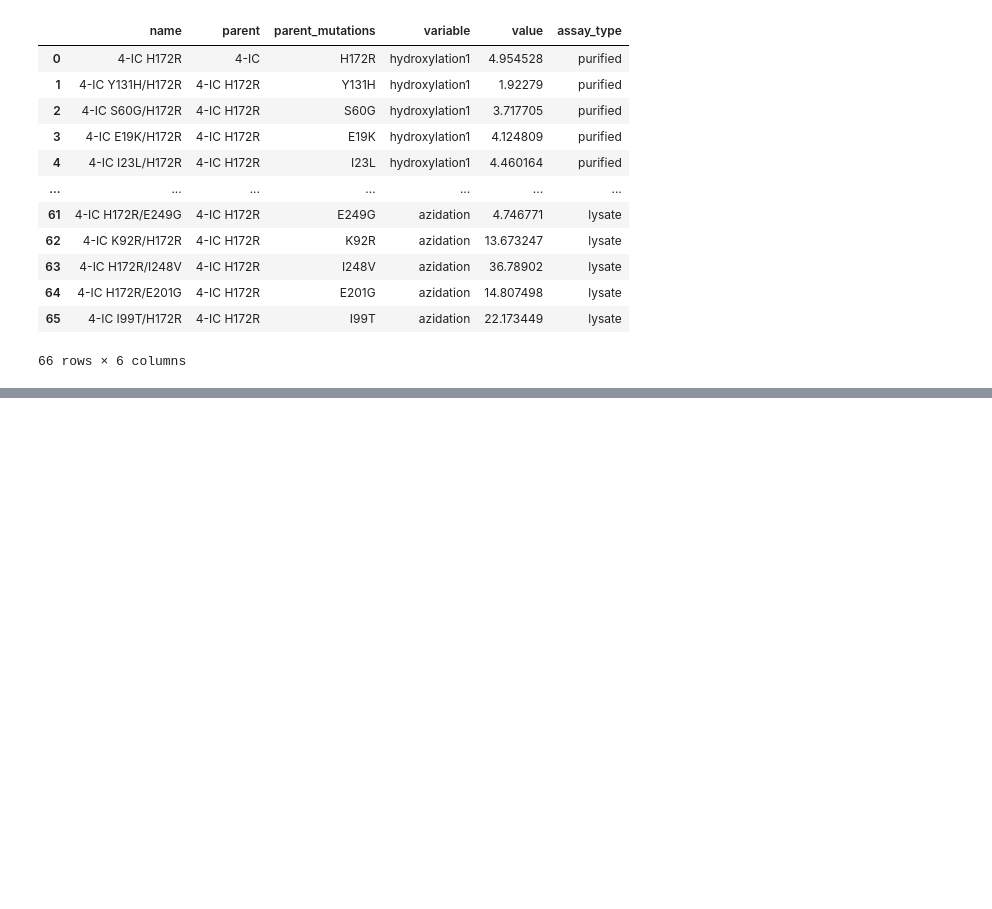
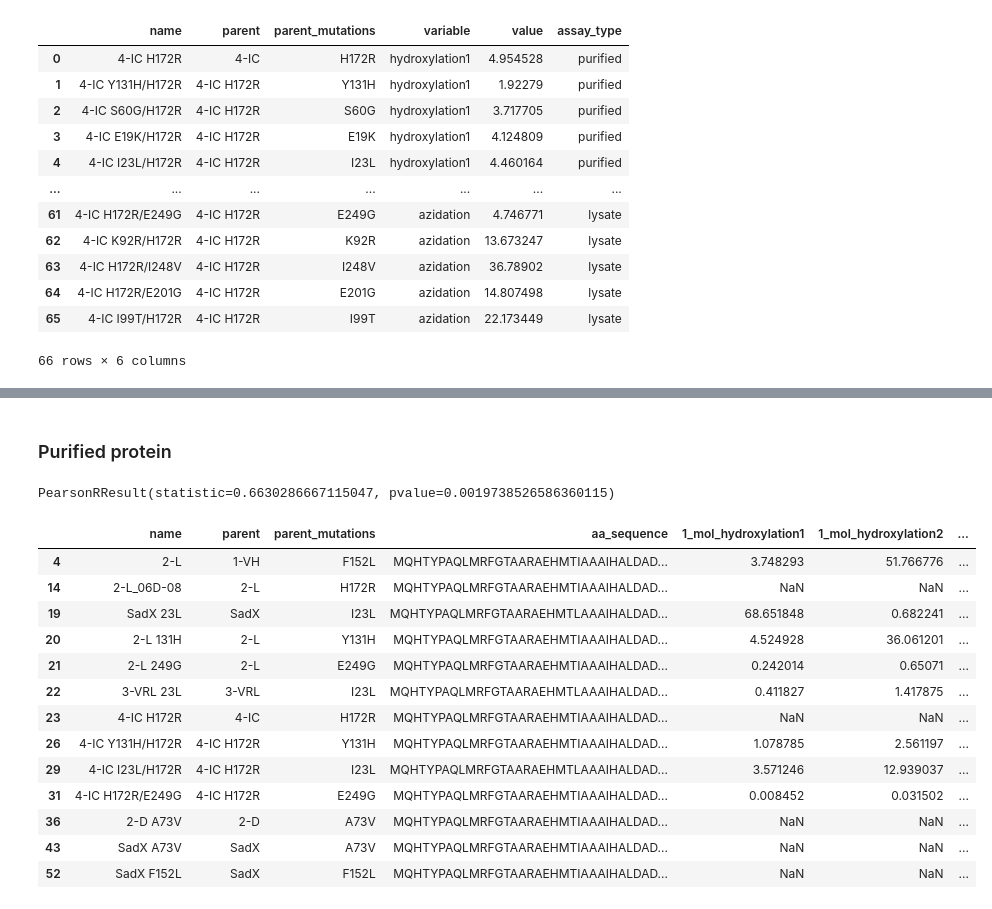
Before and after one commit to RomeroLab/sadx-latent-function, a Jupyter notebook: projects/Biochemical_Ordinal/scripts/nb_plot_regression_predictions.ipynb, the cells around one changed output, grey strips where cells are left out. Drawn from its saved outputs; the diff is of its cells as text; code cells hidden in the pictures; blank space fills up the shorter version.

```diff
--- a/projects/Biochemical_Ordinal/scripts/nb_plot_regression_predictions.ipynb
+++ b/projects/Biochemical_Ordinal/scripts/nb_plot_regression_predictions.ipynb
@@ -84,0 +91,25 @@ pass
+# %% [markdown]
+### Purified protein
+# %%
+x = df_pure[["1_mol_azidation", "10_mol_azidation"]].dropna()
+pearsonr(x["1_mol_azidation"], x["10_mol_azidation"])
+# %% [output]
+PearsonRResult(statistic=0.6630286667115047, pvalue=0.0019738526586360115)
+# %%
+df_pure_single_variant_multiple_tests = df_pure.groupby("parent_mutations").filter(lambda x: len(x) > 1)
+df_pure_single_variant_multiple_tests
+# %% [output]
+|  | name | parent | parent_mutations | aa_sequence | 1_mol_hydroxylation1 | 1_mol_hydroxylation2 | ... |
+| 4 | 2-L | 1-VH | F152L | MQHTYPAQLMRFGTAARAEHMTIAAAIHALDAD... | 3.748293 | 51.766776 | ... |
+| 14 | 2-L_06D-08 | 2-L | H172R | MQHTYPAQLMRFGTAARAEHMTIAAAIHALDAD... | NaN | NaN | ... |
+| 19 | SadX 23L | SadX | I23L | MQHTYPAQLMRFGTAARAEHMTLAAAIHALDAD... | 68.651848 | 0.682241 | ... |
+| 20 | 2-L 131H | 2-L | Y131H | MQHTYPAQLMRFGTAARAEHMTIAAAIHALDAD... | 4.524928 | 36.061201 | ... |
+| 21 | 2-L 249G | 2-L | E249G | MQHTYPAQLMRFGTAARAEHMTIAAAIHALDAD... | 0.242014 | 0.65071 | ... |
+| 22 | 3-VRL 23L | 3-VRL | I23L | MQHTYPAQLMRFGTAARAEHMTLAAAIHALDAD... | 0.411827 | 1.417875 | ... |
+| 23 | 4-IC H172R | 4-IC | H172R | MQHTYPAQLMRFGTAARAEHMTIAAAIHALDAD... | NaN | NaN | ... |
+| 26 | 4-IC Y131H/H172R | 4-IC H172R | Y131H | MQHTYPAQLMRFGTAARAEHMTIAAAIHALDAD... | 1.078785 | 2.561197 | ... |
+| 29 | 4-IC I23L/H172R | 4-IC H172R | I23L | MQHTYPAQLMRFGTAARAEHMTLAAAIHALDAD... | 3.571246 | 12.939037 | ... |
+| 31 | 4-IC H172R/E249G | 4-IC H172R | E249G | MQHTYPAQLMRFGTAARAEHMTIAAAIHALDAD... | 0.008452 | 0.031502 | ... |
+| 36 | 2-D A73V | 2-D | A73V | MQHTYPAQLMRFGTAARAEHMTIAAAIHALDAD... | NaN | NaN | ... |
+| 43 | SadX A73V | SadX | A73V | MQHTYPAQLMRFGTAARAEHMTIAAAIHALDAD... | NaN | NaN | ... |
+| 52 | SadX F152L | SadX | F152L | MQHTYPAQLMRFGTAARAEHMTIAAAIHALDAD... | NaN | NaN | ... |
```
Also changed, not shown: parts of 4 cells of this notebook.
